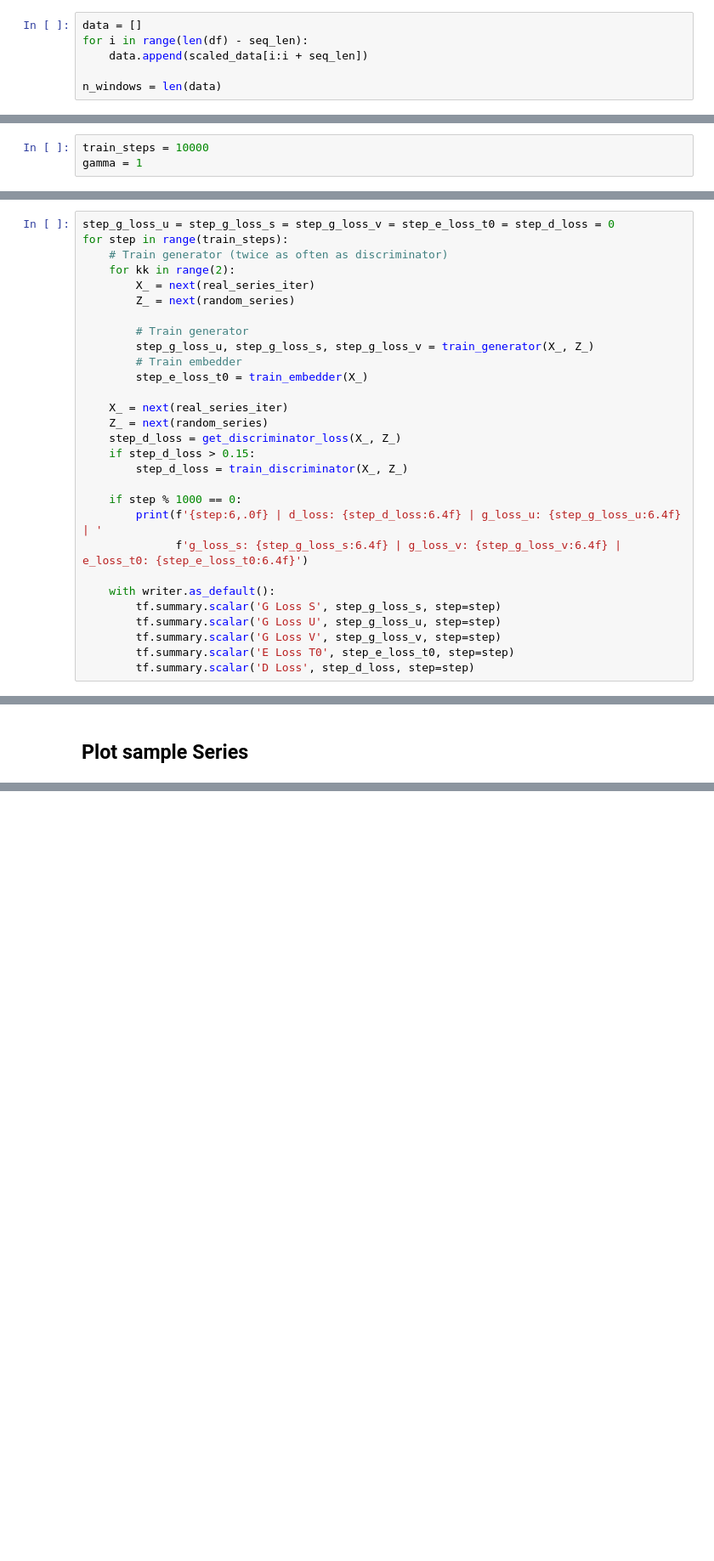
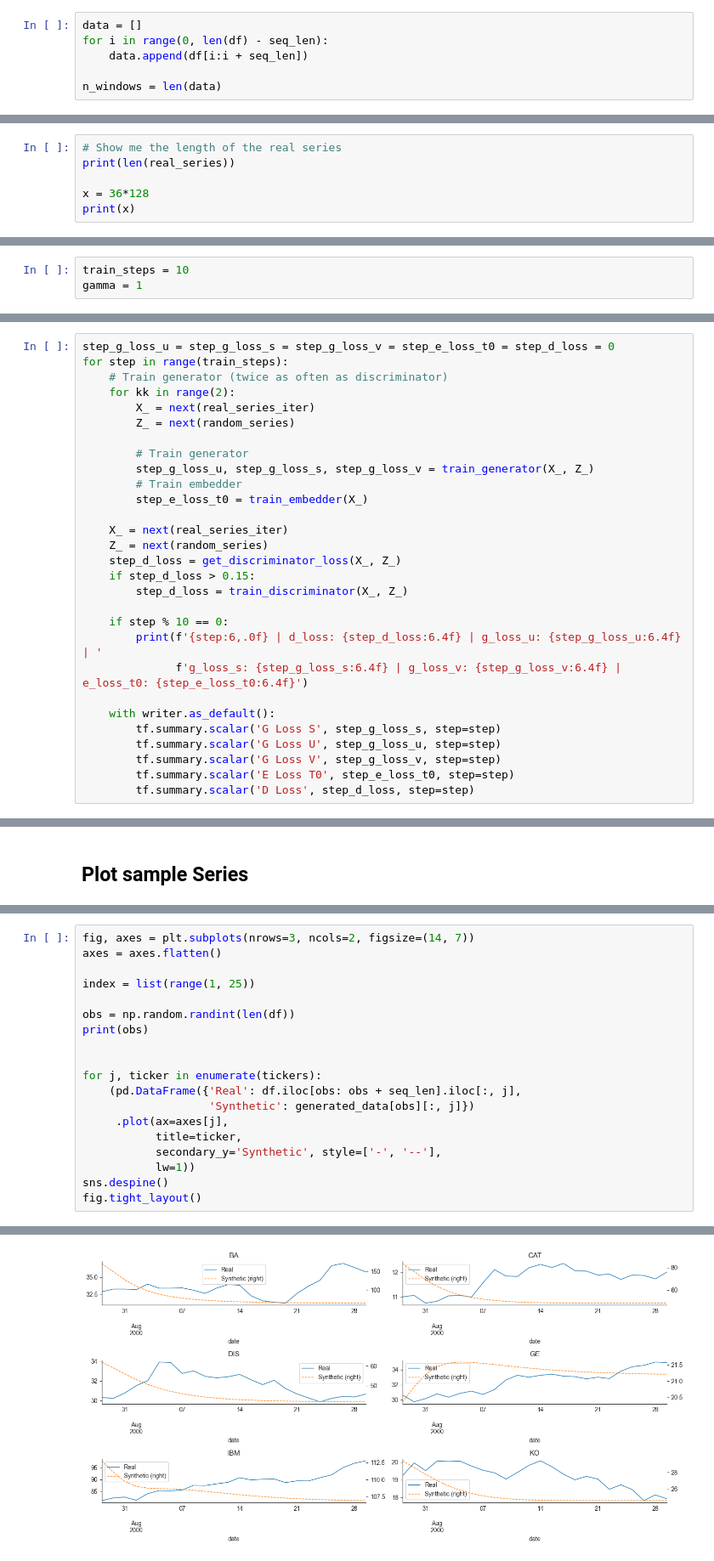
Before and after one commit to philbeliveau/GAN, a Jupyter notebook: 02_TimeGAN_TF2.ipynb, the cells around one changed output, grey strips where cells are left out. Shown at 85% size. Cells and saved outputs as stored; diff of their text form; blank space fills up the shorter version.

```diff
--- a/02_TimeGAN_TF2.ipynb
+++ b/02_TimeGAN_TF2.ipynb
@@ -194,7 +204,7 @@ scaled_data = scaler.fit_transform(df).astype(np.float32)
 ## Create rolling window sequences
 # %%
 data = []
-for i in range(len(df) - seq_len):
-    data.append(scaled_data[i:i + seq_len])
+for i in range(0, len(df) - seq_len):
+    data.append(df[i:i + seq_len])
 
 n_windows = len(data)
@@ -208,0 +252,6 @@ real_series_iter = iter(real_series.repeat())
+# %%
+# Show me the length of the real series
+print(len(real_series))
+
+x = 36*128
+print(x)
@@ -293,7 +352,7 @@ supervisor = make_rnn(n_layers=2,
 # %% [markdown]
 ## Settings
 # %%
-train_steps = 10000
+train_steps = 10
 gamma = 1
 # %% [markdown]
 ## Generic Loss Functions
@@ -633,7 +717,7 @@ for step in range(train_steps):
     if step_d_loss > 0.15:
         step_d_loss = train_discriminator(X_, Z_)
 
-    if step % 1000 == 0:
+    if step % 10 == 0:
         print(f'{step:6,.0f} | d_loss: {step_d_loss:6.4f} | g_loss_u: {step_g_loss_u:6.4f} | '
               f'g_loss_s: {step_g_loss_s:6.4f} | g_loss_v: {step_g_loss_v:6.4f} | e_loss_t0: {step_e_loss_t0:6.4f}')
 
@@ -725,0 +889,20 @@ fig.tight_layout()
+# %%
+fig, axes = plt.subplots(nrows=3, ncols=2, figsize=(14, 7))
+axes = axes.flatten()
+
+index = list(range(1, 25))
+
+obs = np.random.randint(len(df))
+print(obs)
+
+
+for j, ticker in enumerate(tickers):
+    (pd.DataFrame({'Real': df.iloc[obs: obs + seq_len].iloc[:, j],
+                   'Synthetic': generated_data[obs][:, j]})
+     .plot(ax=axes[j],
+           title=ticker,
+           secondary_y='Synthetic', style=['-', '--'],
+           lw=1))
+sns.despine()
+fig.tight_layout()
+# %% [output]
@@ -725,0 +910 @@ fig.tight_layout()
+[figure, added]
```
Also changed, not shown: parts of 26 cells of this notebook, 16 other files.
